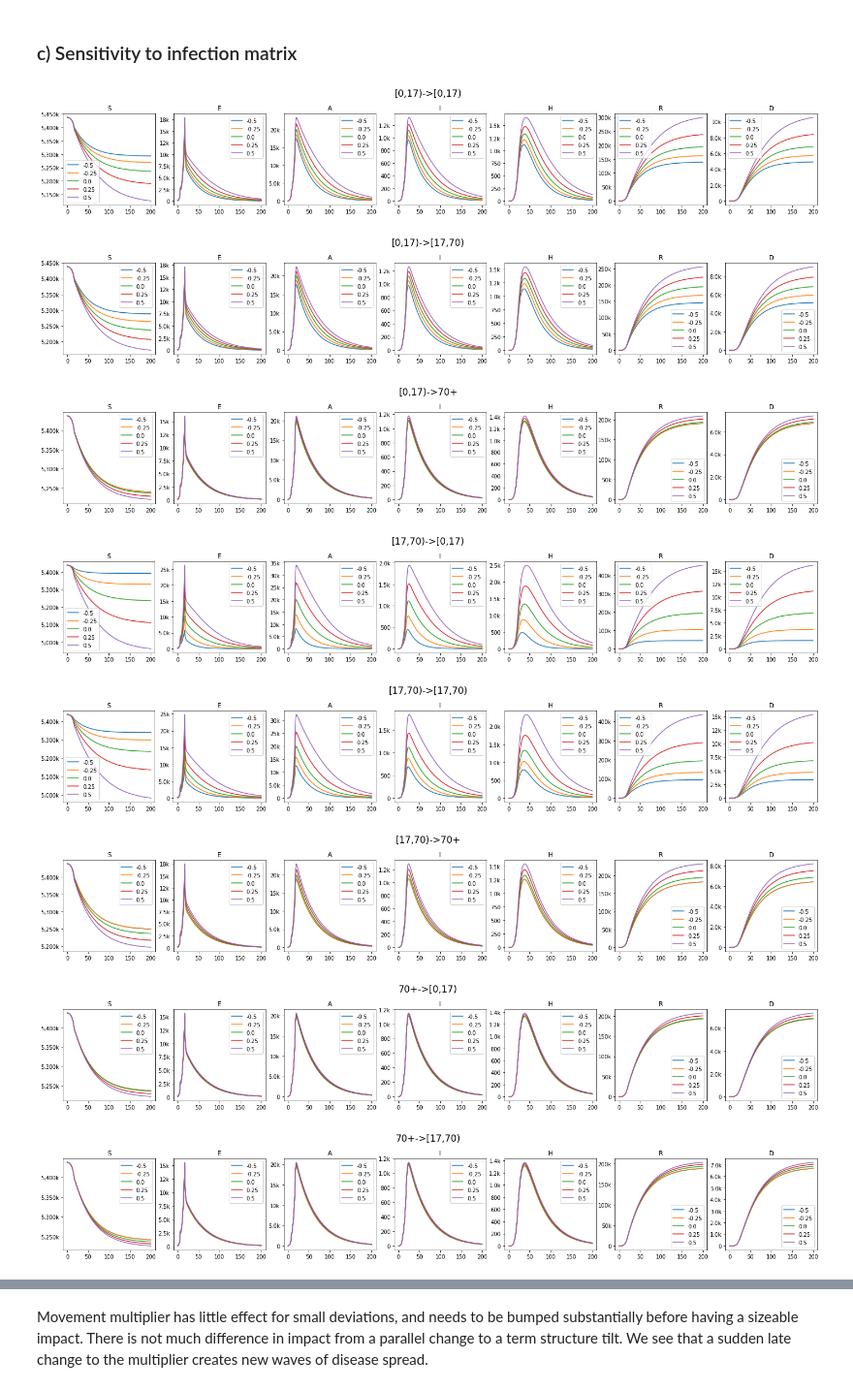
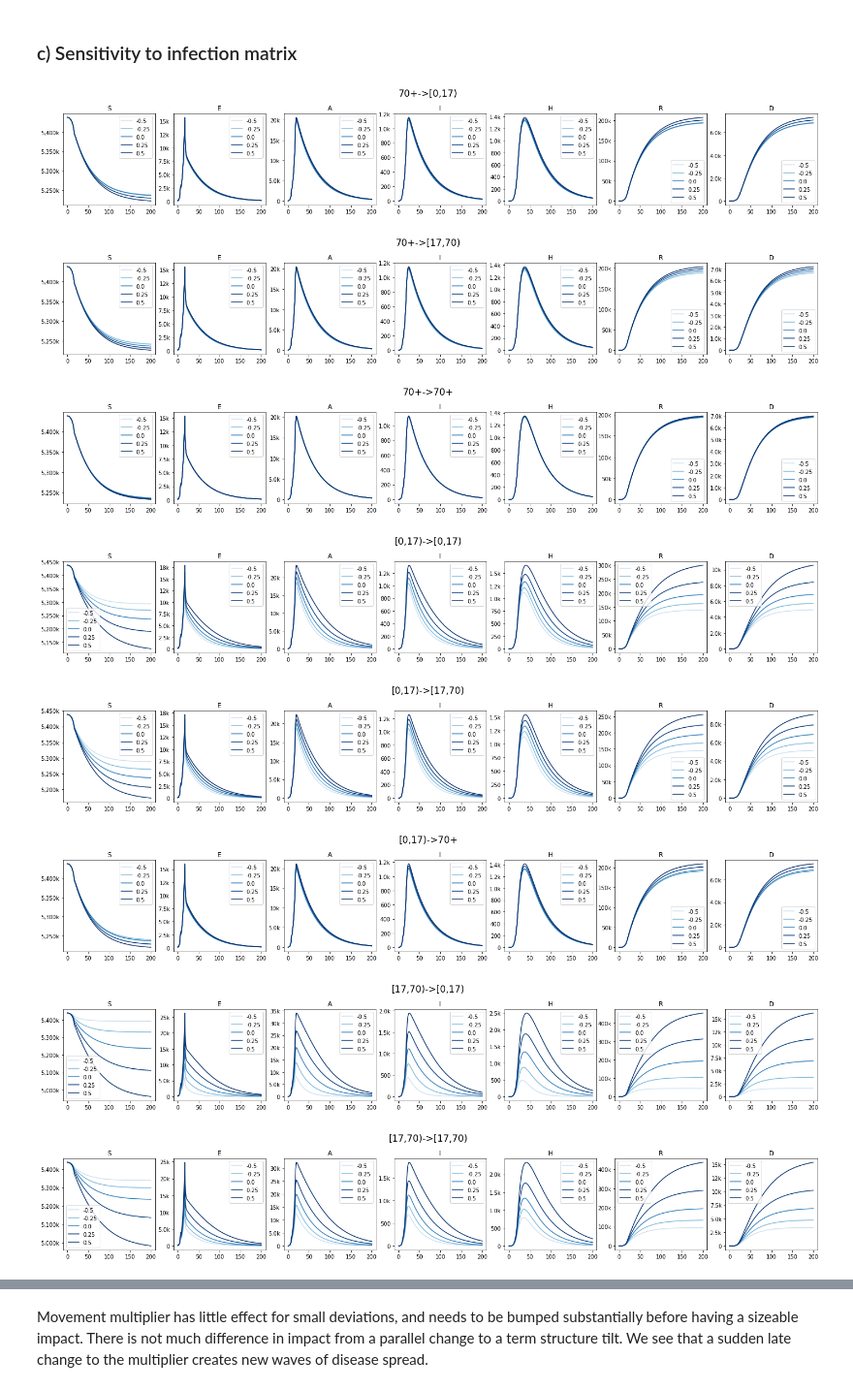
Before and after one commit to magicicada/simple_network_sim, a Jupyter notebook: doc/notebooks/Parameter sensitivity analysis.ipynb, the cells around one changed output, grey strips where cells are left out. Shown at 97% size. Cells and saved outputs as stored; diff of their text form; code cells hidden in the pictures.

Commit message:
Edited notebook to use the new data api call, and added parameter sensitivity to infection probability.

```diff
--- a/doc/notebooks/Parameter sensitivity analysis.ipynb
+++ b/doc/notebooks/Parameter sensitivity analysis.ipynb
@@ -134,3 +111,13 @@ trials = 1
+# %%
+parent_dir = Path(os.path.abspath('')).parents[1]
+api = API(FileSystemDataAccess(str(parent_dir / "data_pipeline_inputs"), "metadata.toml"))
+
+initial_infections = [loaders.readInitialInfections(api.read_table("human/initial-infections", version="1"))]
+
+network = create_network()
+
+max_time = 200
+trials = 1
 # %% [markdown]
 # 1) Parameters description
 # %% [markdown]
@@ -206,16 +188,14 @@ pd.DataFrame(initialInfections).T.plot.bar()
 # %% [markdown]
 ### a) Baseline run
 # %%
-network = create_original_network(args)
-initialInfections = get_initial_infections(args.input)
-res = runSimulation(network, max_time, trials, initialInfections)
+res = runSimulation(network, max_time, trials, initial_infections)
 res = aggregate_all_boards(res)
 
 fig, axes = plt.subplots(nrows=1, ncols=7, figsize=(25, 3.5), sharex=True)
 fig.suptitle(f"Baseline run", fontsize='xx-large')
 fig.subplots_adjust(top=0.8)
 for i, col in enumerate(['S', 'E', 'A', 'I', 'H', 'R', 'D']):
-    res[col].plot(ax=axes[i], title=col)
+    res[col].plot(ax=axes[i], title=col, c="deepskyblue")
     axes[i].legend()
     axes[i].yaxis.set_major_formatter(fmt)
 # %% [output]
@@ -225,9 +205,6 @@ for i, col in enumerate(['S', 'E', 'A', 'I', 'H', 'R', 'D']):
 # %% [markdown]
 We notice that the most impactful parameters are the transmission probabilities from the asymptomatic class. Both the probabilities starting from exposed, infectious and hospitalized, while having an impact, have a more marginal one.
 # %%
-network = create_original_network(args)
-initialInfections = get_initial_infections(args.input)
-
 for compartment_1, values in network.progression['70+'].items():
     for compartment_2, proba in values.items():
 
@@ -239,13 +216,13 @@ for compartment_1, values in network.progression['70+'].items():
         fig.subplots_adjust(top=0.8)
 
         for bump in [-0.02, -0.01, 0., 0.01, 0.02]:
-            bumped_progression = bump_progression_field(args.compartment_transition, compartment_1, compartment_2, bump)
-            bumped_network = create_network(bumped_progression, network.states, network.graph, network.infectionMatrix, network.movementMultipliers, network.infectiousStates)
-            res = runSimulation(bumped_network, max_time, trials, initialInfections)
+            bumped_progression = bump_compartment_transition(compartment_1, compartment_2, bump)
+            bumped_network = create_network(compartment_transition=bumped_progression)
+            res = runSimulation(bumped_network, max_time, trials, initial_infections)
             res = aggregate_all_boards(res)
 
             for i, col in enumerate(['S', 'E', 'A', 'I', 'H', 'R', 'D']):
-                res[col].plot(ax=axes[i], title=col, label=bump)
+                res[col].plot(ax=axes[i], title=col, label=bump, c=cm.Blues((bump + 0.03) * 30))
                 axes[i].set_xlabel('')
                 axes[i].legend()
                 axes[i].yaxis.set_major_formatter(fmt)
@@ -265,33 +242,30 @@ for compartment_1, values in network.progression['70+'].items():
 # %% [markdown]
 ### c) Sensitivity to infection matrix
 # %%
-network = create_original_network(args)
-initialInfections = get_initial_infections(args.input)
-
-for age_range1, infection_row in network.infectionMatrix._matrix.items():
+for age_range1, infection_row in network.mixingMatrix._matrix.items():
     for age_range2, contacts in infection_row._entries.items():
 
         fig, axes = plt.subplots(nrows=1, ncols=7, figsize=(25, 3.5), sharex=True)
         fig.suptitle(f"{age_range1}->{age_range2}", fontsize='xx-large')
         fig.subplots_adjust(top=0.8)
 
         for bump in [-0.5, -0.25, 0., 0.25, 0.5]:
-            infectionMatrix = bump_infection_matrix(network.infectionMatrix, age_range1, age_range2, bump)
-            bumped_network = create_network(network.progression, network.states, network.graph, infectionMatrix, network.movementMultipliers, network.infectiousStates)
-            res = runSimulation(bumped_network, max_time, trials, initialInfections)
+            infectionMatrix = bump_infection_matrix(age_range1, age_range2, bump)
+            bumped_network = create_network(mixing_matrix=infectionMatrix)
+            res = runSimulation(bumped_network, max_time, trials, initial_infections)
             res = aggregate_all_boards(res)
 
             for i, col in enumerate(['S', 'E', 'A', 'I', 'H', 'R', 'D']):
-                res[col].plot(ax=axes[i], title=col, label=bump)
+                res[col].plot(ax=axes[i], title=col, label=bump, c=cm.Blues((bump + 0.7)))
                 axes[i].set_xlabel('')
                 axes[i].legend()
                 axes[i].yaxis.set_major_formatter(fmt)
 # %% [output]
-[figure, old version]
+[figure, new version]
-[figure, old version]
+[figure, new version]
-[figure, old version]
+[figure, new version]
-[figure, old version]
+[figure, new version]
-[figure, old version]
+[figure, new version]
-[figure, old version]
+[figure, new version]
-[figure, old version]
+[figure, new version]
-[figure, old version]
+[figure, new version]
```
Also changed, not shown: parts of 24 cells of this notebook.
